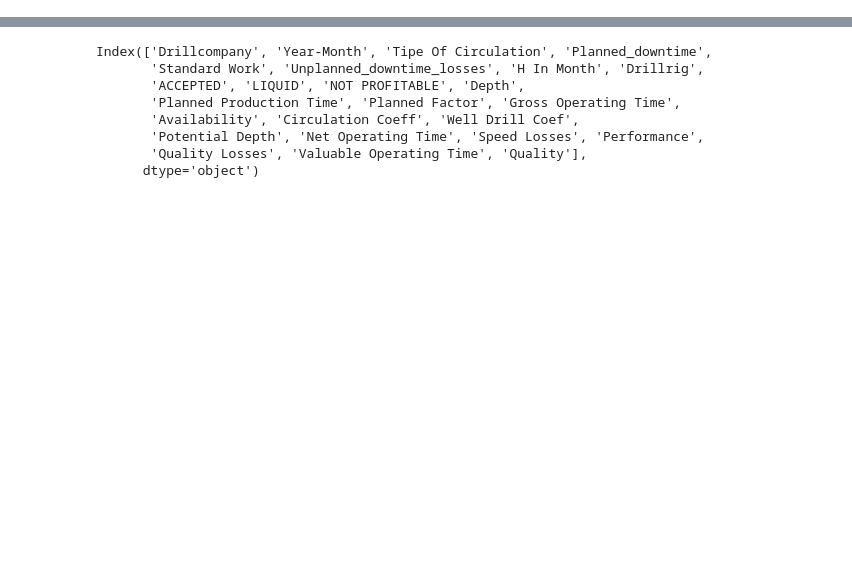
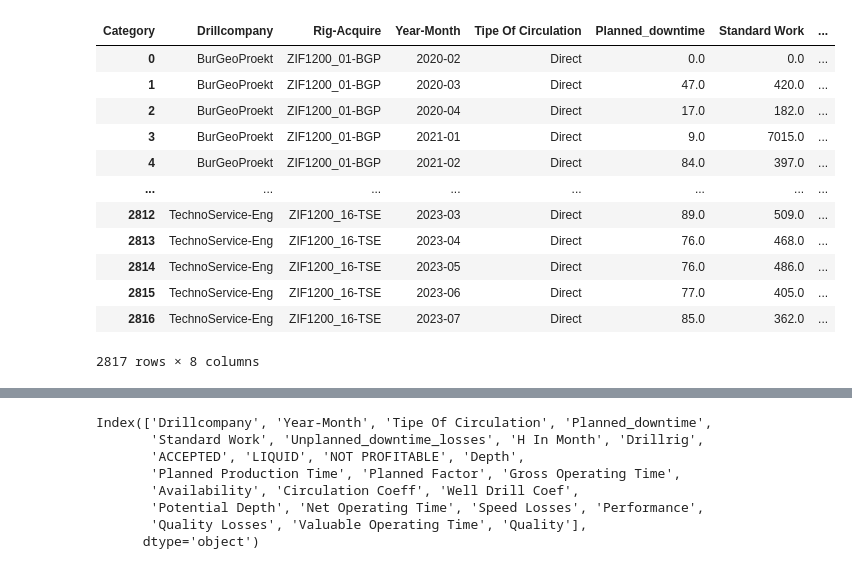
Before and after one commit to yevgeniy2504/Company, a Jupyter notebook: Scripts/OEE/OEE v2.ipynb, the cells around one changed output, grey strips where cells are left out. Drawn from its saved outputs; the diff is of its cells as text; code cells hidden in the pictures; blank space fills up the shorter version.

```diff
--- a/Scripts/OEE/OEE v2.ipynb
+++ b/Scripts/OEE/OEE v2.ipynb
@@ -81,7 +81,7 @@ df_merged = df_osi_operations.merge(
     df_rigs,
     left_on='Equipment',
     right_on='Rig-Osidem',
-    how='right'
+    how='left'
 )
 
 df_temp = df_merged.drop(columns=['Equipment', 'Rig-Osidem'])
@@ -140,3 +157,19 @@ pivot2 = pd.pivot_table(
+# %%
+pivot_df
+# %% [output]
+| Category | Drillcompany | Rig-Acquire | Year-Month | Tipe Of Circulation | Planned_downtime | Standard Work | ... |
+| 0 | BurGeoProekt | ZIF1200_01-BGP | 2020-02 | Direct | 0.0 | 0.0 | ... |
+| 1 | BurGeoProekt | ZIF1200_01-BGP | 2020-03 | Direct | 47.0 | 420.0 | ... |
+| 2 | BurGeoProekt | ZIF1200_01-BGP | 2020-04 | Direct | 17.0 | 182.0 | ... |
+| 3 | BurGeoProekt | ZIF1200_01-BGP | 2021-01 | Direct | 9.0 | 7015.0 | ... |
+| 4 | BurGeoProekt | ZIF1200_01-BGP | 2021-02 | Direct | 84.0 | 397.0 | ... |
+| ... | ... | ... | ... | ... | ... | ... | ... |
+| 2812 | TechnoService-Eng | ZIF1200_16-TSE | 2023-03 | Direct | 89.0 | 509.0 | ... |
+| 2813 | TechnoService-Eng | ZIF1200_16-TSE | 2023-04 | Direct | 76.0 | 468.0 | ... |
+| 2814 | TechnoService-Eng | ZIF1200_16-TSE | 2023-05 | Direct | 76.0 | 486.0 | ... |
+| 2815 | TechnoService-Eng | ZIF1200_16-TSE | 2023-06 | Direct | 77.0 | 405.0 | ... |
+| 2816 | TechnoService-Eng | ZIF1200_16-TSE | 2023-07 | Direct | 85.0 | 362.0 | ... |
+2817 rows × 8 columns
 # %%
 depth_sum = df_meters.groupby(['Year-Month', 'Drillrig'])['Depth'].sum()
 pivot2['Depth'] = depth_sum
```
Also changed, not shown: parts of 5 cells of this notebook.
